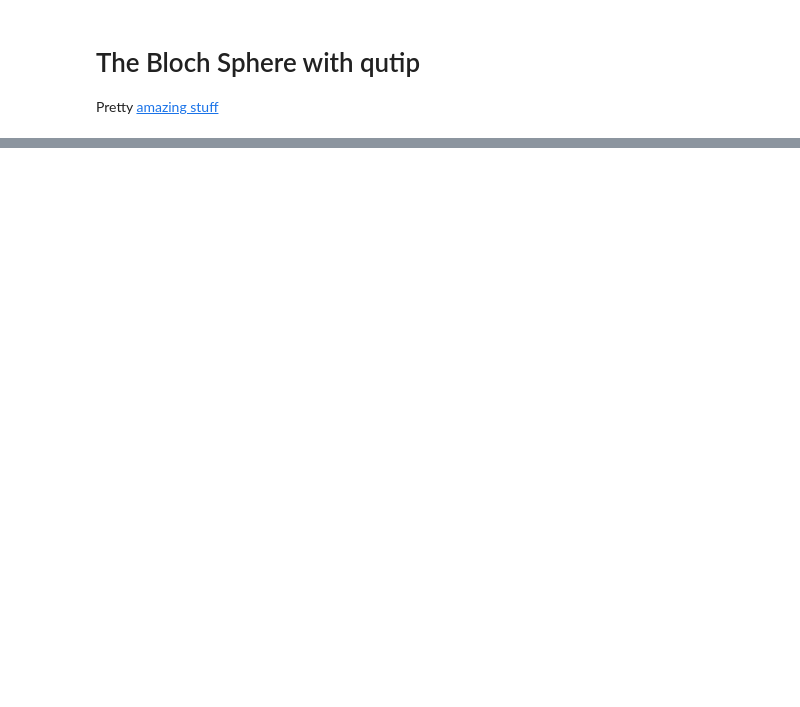
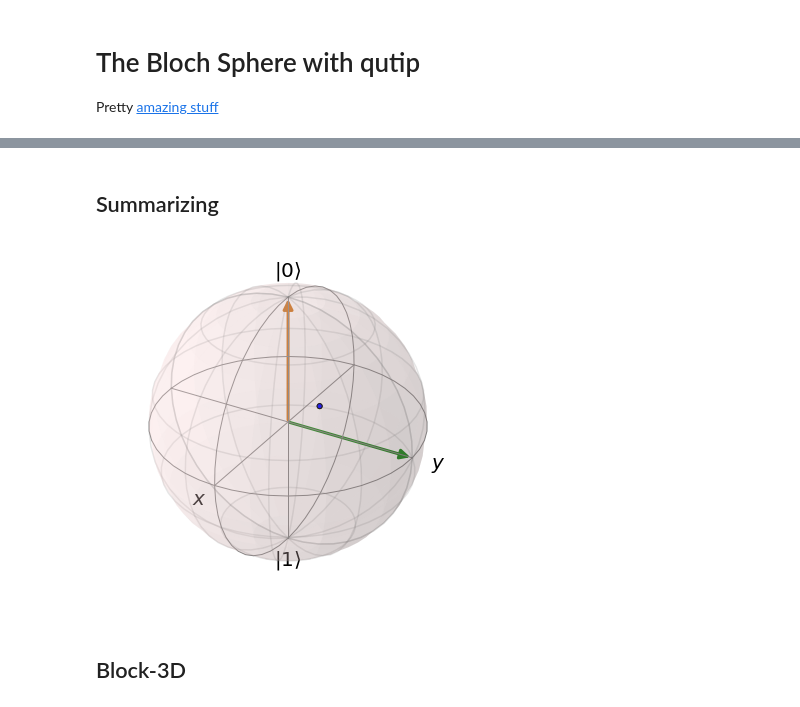
Before and after one commit to tzaffi/qc, a Jupyter notebook: ch2/4. Tangent into the Bloch Sphere.ipynb, the cells around one changed output, grey strips where cells are left out. Saved outputs shown, nothing was run; the diff lists cells and outputs as text; code cells hidden in the pictures; blank space fills up the shorter version.

```diff
--- a/ch2/4. Tangent into the Bloch Sphere.ipynb
+++ b/ch2/4. Tangent into the Bloch Sphere.ipynb
@@ -11,0 +38,14 @@ Exception: This function requires the mayavi module.
+# %% [markdown]
+## Summarizing
+# %%
+b = qt.Bloch()
+
+pnt = [1/np.sqrt(3),1/np.sqrt(3),1/np.sqrt(3)]
+b.add_points(pnt)
+b.add_vectors(vec)
+b.add_states(up)
+b.show()
+# %% [output]
+[figure, added]
+# %% [markdown]
+## Block-3D
```
Also changed, not shown: parts of 12 cells of this notebook, 3 other files.
